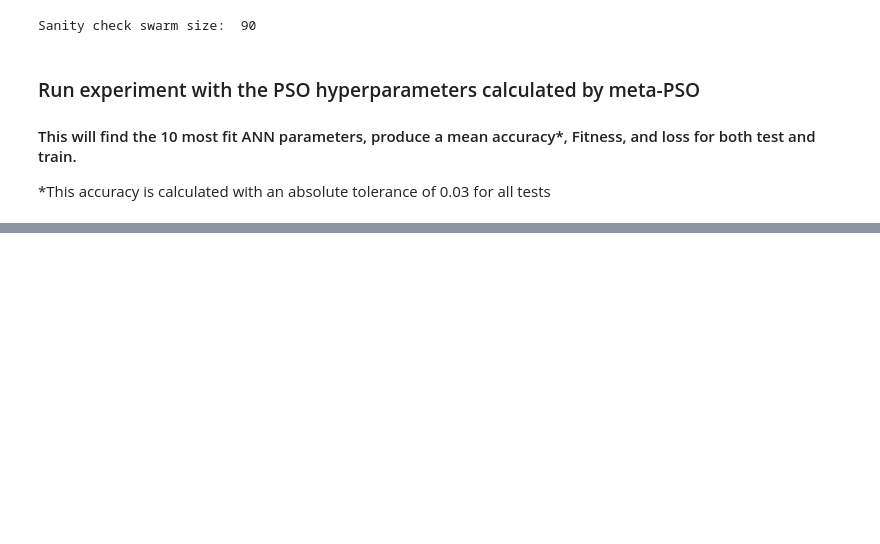
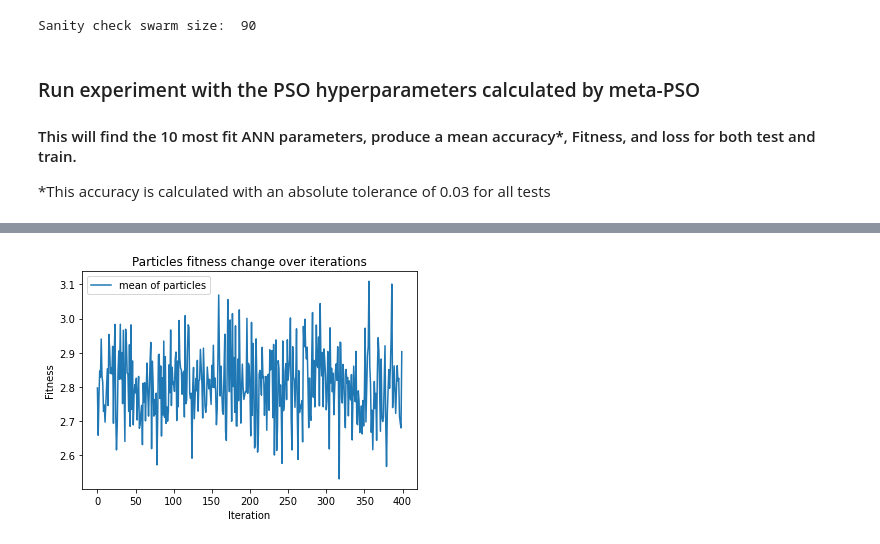
Before and after one commit to kamilszymczak/Bio-comp, a Jupyter notebook: evaluation.ipynb, the cells around one changed output, grey strips where cells are left out. Saved outputs shown, nothing was run; the diff lists cells and outputs as text; code cells hidden in the pictures; blank space fills up the shorter version.

```diff
--- a/evaluation.ipynb
+++ b/evaluation.ipynb
@@ -185,0 +201,4 @@ model.evaluate_fitness(annParams)
+# %%
+train_model_history.plot_mean_fitness()
+# %% [output]
+[figure, added]
```
Also changed, not shown: parts of 22 cells of this notebook.
